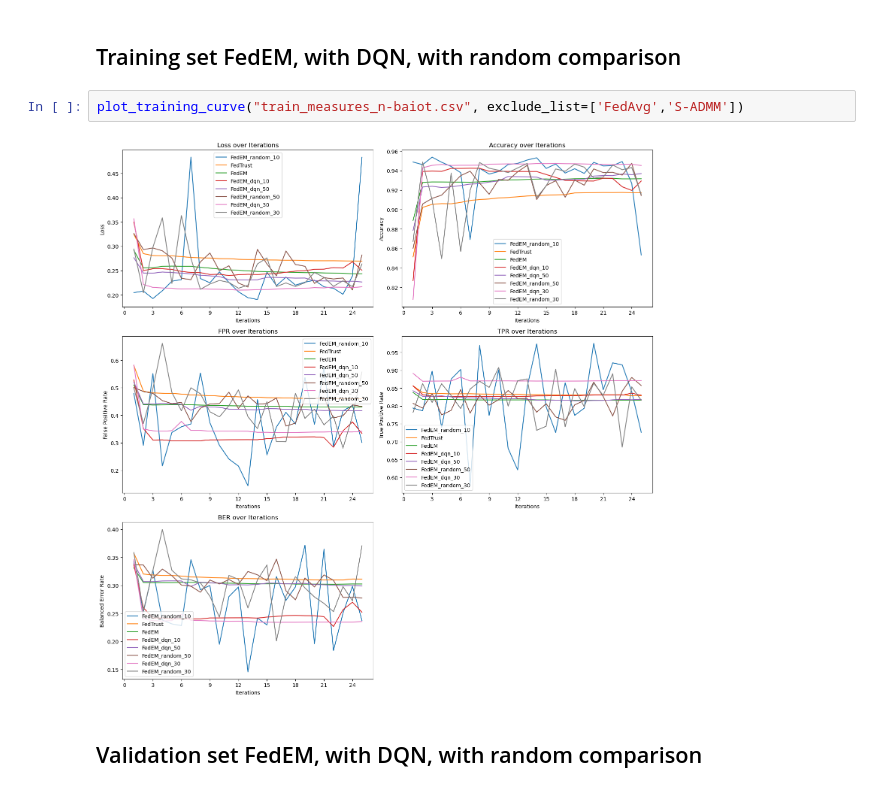
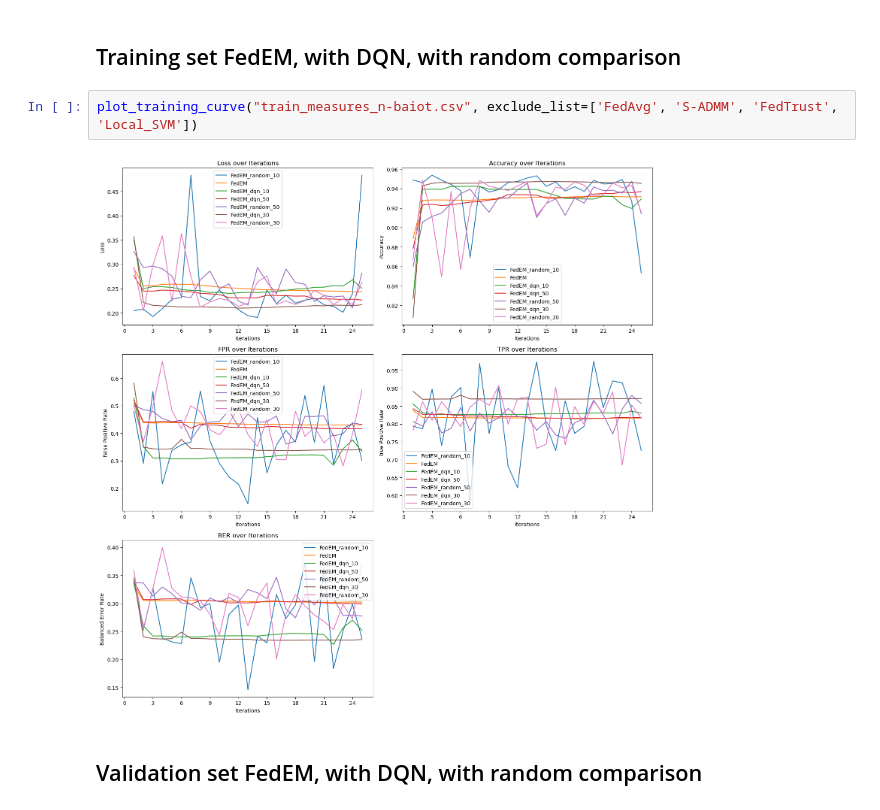
Before and after one commit to SHVleV9CYWkK/FEDQ, a Jupyter notebook: visualization.ipynb, the cells around one changed output. Saved outputs shown, nothing was run; the diff lists cells and outputs as text.

```diff
--- a/visualization.ipynb
+++ b/visualization.ipynb
@@ -86,9 +86,9 @@ plot_training_curve("val_measures_n-baiot.csv", exclude_list=['FedEM_dqn_10','Fe
 # %% [markdown]
 ## Training set FedEM, with DQN, with random comparison
 # %%
-plot_training_curve("train_measures_n-baiot.csv", exclude_list=['FedAvg','S-ADMM'])
+plot_training_curve("train_measures_n-baiot.csv", exclude_list=['FedAvg', 'S-ADMM', 'FedTrust', 'Local_SVM'])
 # %% [output]
-[figure, old version]
+[figure, new version]
 # %% [markdown]
 ## Validation set FedEM, with DQN, with random comparison
 # %%
```
Also changed, not shown: parts of 7 cells of this notebook, 4 other files.
